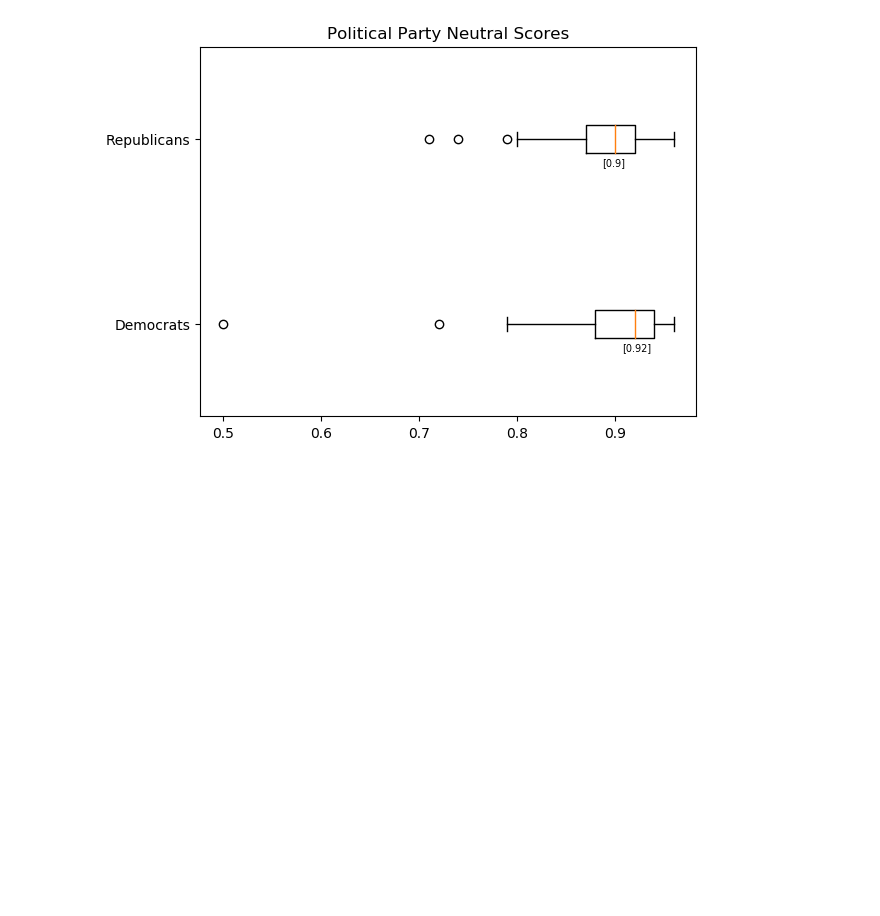
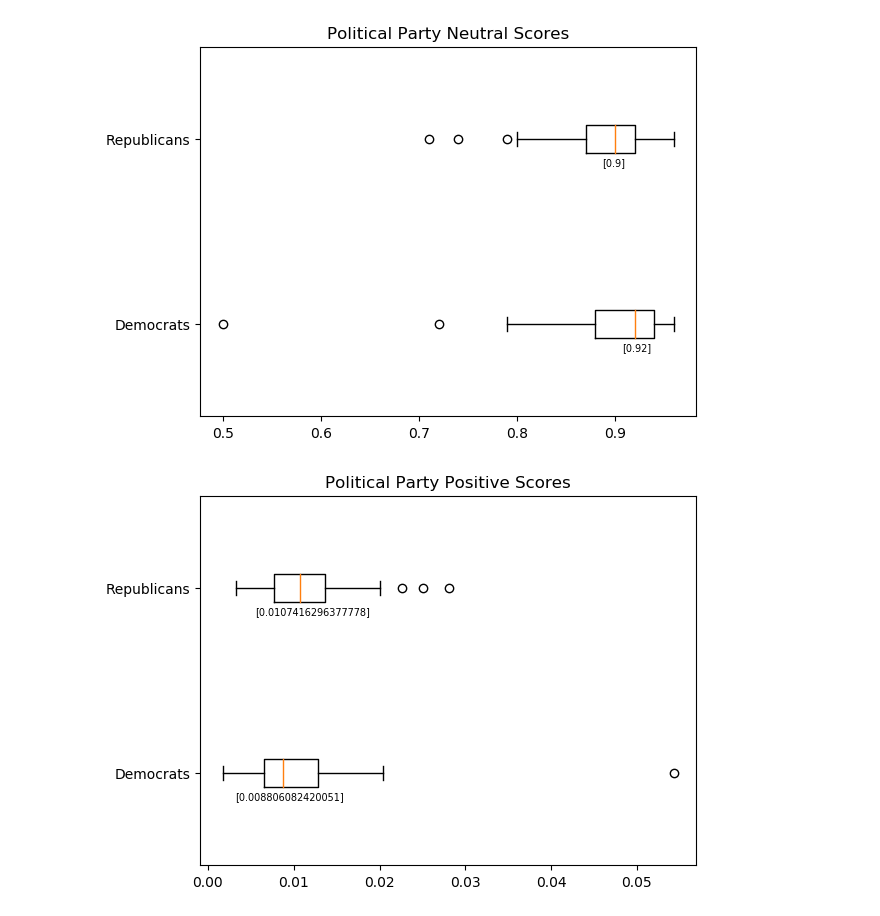
Before and after one commit to joshuajacobs2020/AWS-Comprehend-Bias-Project, a Jupyter notebook: Comprehend.ipynb, the cells around one changed output. Drawn from its saved outputs; the diff is of its cells as text; code cells hidden in the pictures; blank space fills up the shorter version.

```diff
--- a/Comprehend.ipynb
+++ b/Comprehend.ipynb
@@ -51,3 +50,20 @@ ax.text(0.81, 0.7, Rep_median, transform=ax.transAxes, fontsize=7, va='top')
 plt.show()
 # %% [output]
 [figure]
+# %%
+Dem2 = Dem[['name','Positive']]
+Rep2 = Rep[['name','Positive']]
+# %%
+Dem_median_2 = [np.median(Dem2['Positive'])]
+Rep_median_2 = [np.median(Rep2['Positive'])]
+# %%
+fig, ax = plt.subplots()
+# %%
+ax.boxplot(x=[Dem2['Positive'], Rep2['Positive']], vert=False)
+ax.set_yticklabels(['Democrats', 'Republicans'])
+ax.set_title('Political Party Positive Scores')
+ax.text(0.07, 0.2, Dem_median_2, transform=ax.transAxes, fontsize=7, va='top')
+ax.text(0.11, 0.7, Rep_median_2, transform=ax.transAxes, fontsize=7, va='top')
+plt.show()
+# %% [output]
+[figure, added]
```
Also changed, not shown: parts of 6 cells of this notebook.
